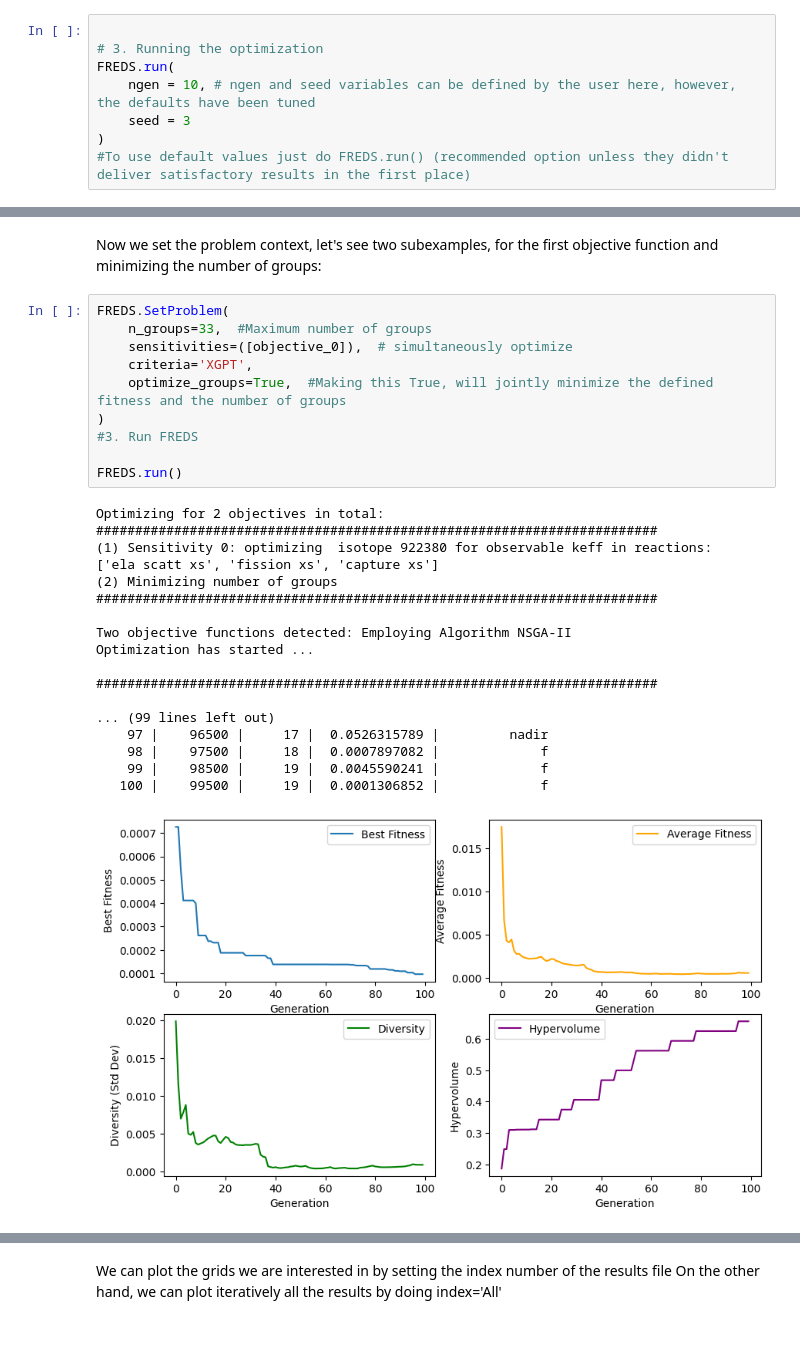
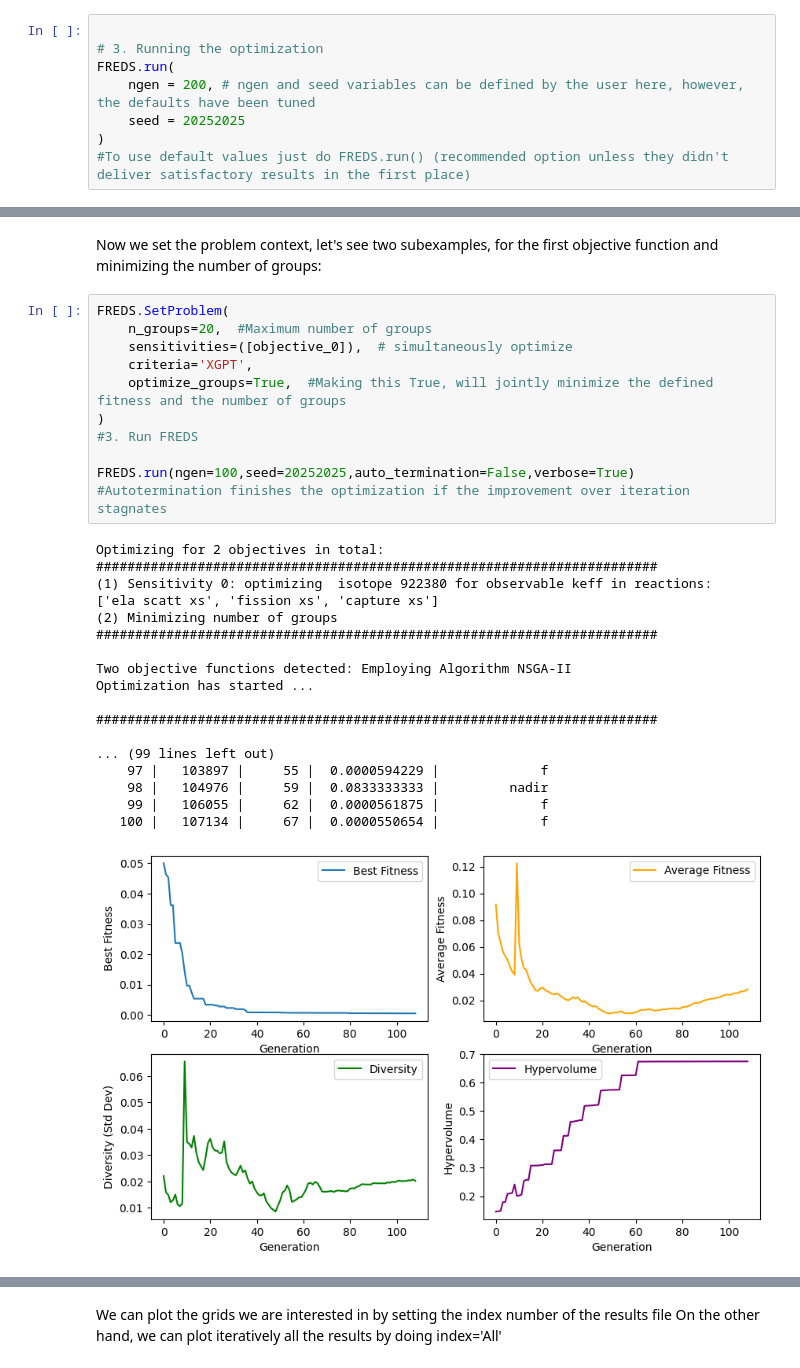
Before and after one commit to vcasasmo/FREDS, a Jupyter notebook: test.ipynb, the cells around one changed output, grey strips where cells are left out. Cells and saved outputs as stored; diff of their text form; blank space fills up the shorter version.

```diff
--- a/test.ipynb
+++ b/test.ipynb
@@ -36,7 +34,7 @@ Optimizing for 1 objectives in total:
 
 # 3. Running the optimization
 FREDS.run(
-    ngen = 10, # ngen and seed variables can be defined by the user here, however, the defaults have been tuned
-    seed = 3
+    ngen = 200, # ngen and seed variables can be defined by the user here, however, the defaults have been tuned
+    seed = 20252025
 )
 #To use default values just do FREDS.run() (recommended option unless they didn't deliver satisfactory results in the first place)
@@ -93,30 +65,30 @@ objective_1 = XGPTSensitivity(filepath_xgpt   = "XGPT/Pu239/FC_Tf_1073_Tc_1073_s
 Now we set the problem context, let's see two subexamples, for the first objective function and minimizing the number of groups:
 # %%
 FREDS.SetProblem(
-    n_groups=33,  #Maximum number of groups
+    n_groups=20,  #Maximum number of groups
     sensitivities=([objective_0]),  # simultaneously optimize
     criteria='XGPT',
     optimize_groups=True,  #Making this True, will jointly minimize the defined fitness and the number of groups
 )
 #3. Run FREDS
 
-FREDS.run()
+FREDS.run(ngen=100,seed=20252025,auto_termination=False,verbose=True) #Autotermination finishes the optimization if the improvement over iteration stagnates
 # %% [output]
 Optimizing for 2 objectives in total:
 ########################################################################
 (1) Sensitivity 0: optimizing  isotope 922380 for observable keff in reactions:
 ['ela scatt xs', 'fission xs', 'capture xs']
 (2) Minimizing number of groups
 ########################################################################
 
 Two objective functions detected: Employing Algorithm NSGA-II
 Optimization has started ...
 
 ########################################################################
 
 ... (99 lines left out)
-    97 |    96500 |     17 |  0.0526315789 |         nadir
-    98 |    97500 |     18 |  0.0007897082 |             f
-    99 |    98500 |     19 |  0.0045590241 |             f
-   100 |    99500 |     19 |  0.0001306852 |             f
+    97 |   103897 |     55 |  0.0000594229 |             f
+    98 |   104976 |     59 |  0.0833333333 |         nadir
+    99 |   106055 |     62 |  0.0000561875 |             f
+   100 |   107134 |     67 |  0.0000550654 |             f
-[figure, old version]
+[figure, new version]
```
Also changed, not shown: parts of 27 cells of this notebook.
